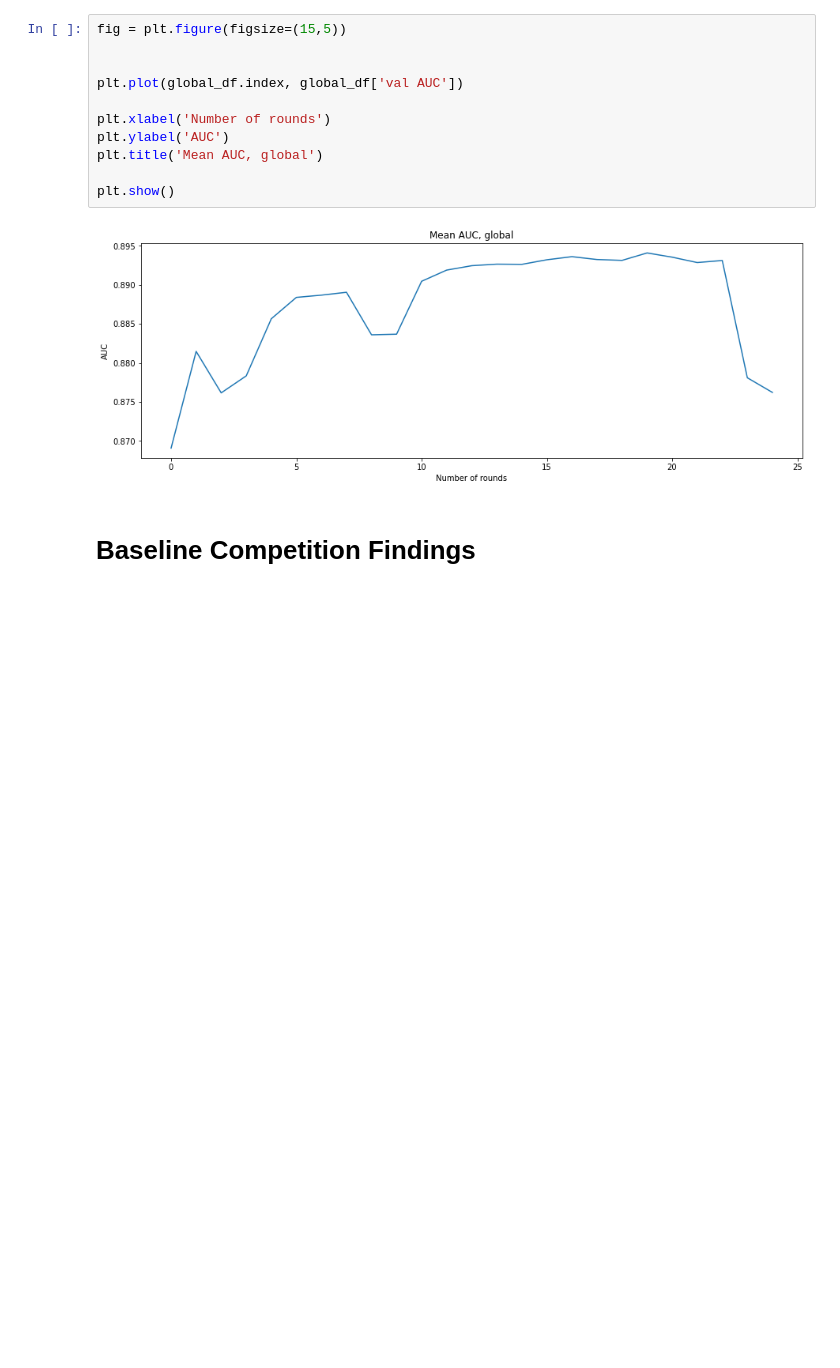
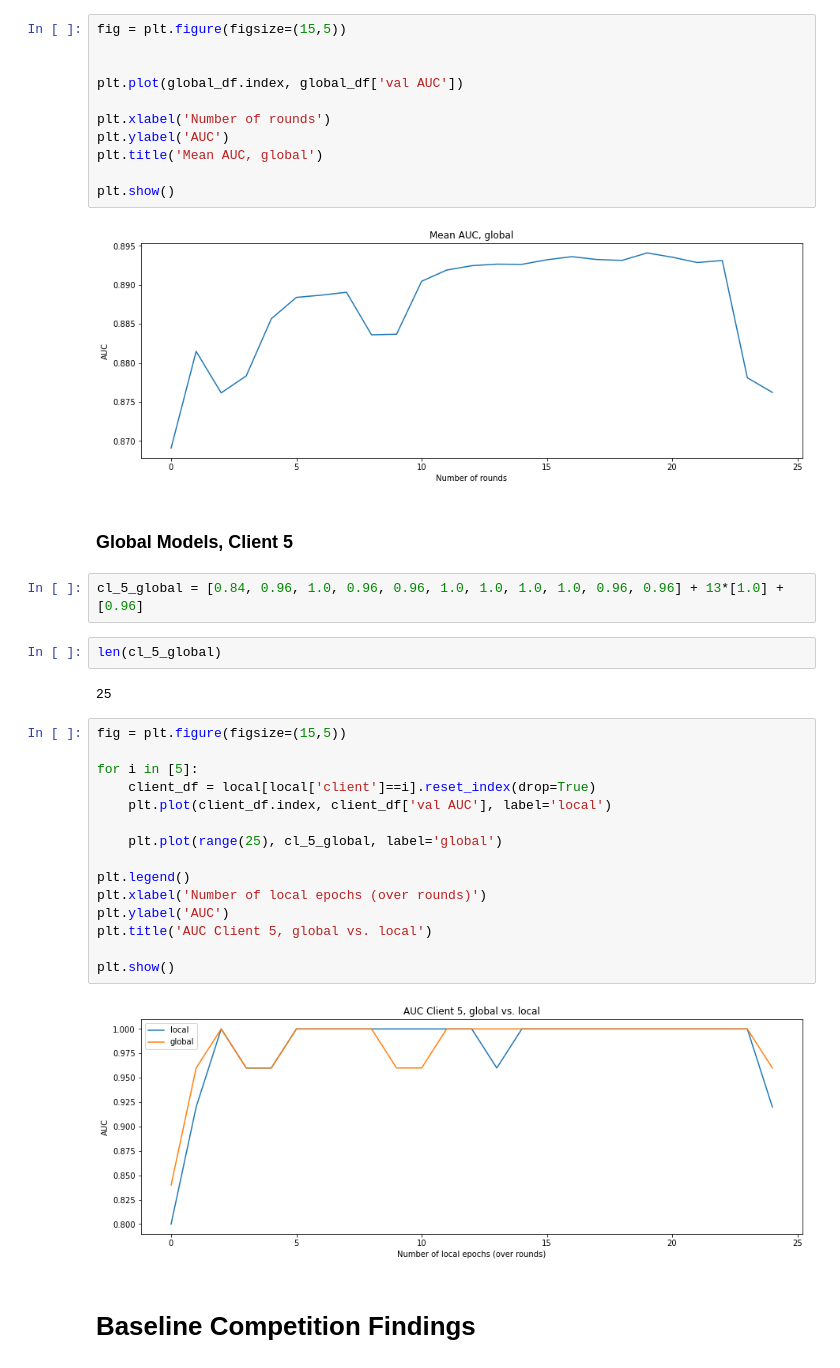
Before and after one commit to linev8k/cxr-fl-privacy, a Jupyter notebook: evaluation_baseline.ipynb, the cells around one changed output. Saved outputs shown, nothing was run; the diff lists cells and outputs as text; blank space fills up the shorter version.

Commit message:
Evaluate global vs. local model, client 5

```diff
--- a/evaluation_baseline.ipynb
+++ b/evaluation_baseline.ipynb
@@ -296,6 +296,31 @@ plt.title('Mean AUC, global')
 plt.show()
 # %% [output]
 [figure]
+# %% [markdown]
+### Global Models, Client 5
+# %%
+cl_5_global = [0.84, 0.96, 1.0, 0.96, 0.96, 1.0, 1.0, 1.0, 1.0, 0.96, 0.96] + 13*[1.0] + [0.96]
+# %%
+len(cl_5_global)
+# %% [output]
+25
+# %%
+fig = plt.figure(figsize=(15,5))
+
+for i in [5]:
+    client_df = local[local['client']==i].reset_index(drop=True)
+    plt.plot(client_df.index, client_df['val AUC'], label='local')
+
+    plt.plot(range(25), cl_5_global, label='global')
+
+plt.legend()
+plt.xlabel('Number of local epochs (over rounds)')
+plt.ylabel('AUC')
+plt.title('AUC Client 5, global vs. local')
+
+plt.show()
+# %% [output]
+[figure, added]
 # %% [markdown]
 # Baseline Competition Findings
 # %% [markdown]
```
